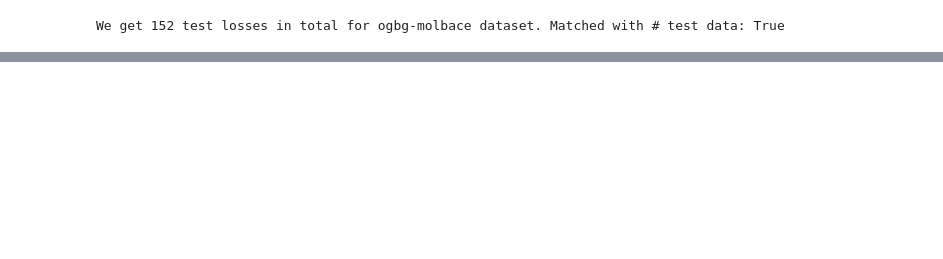
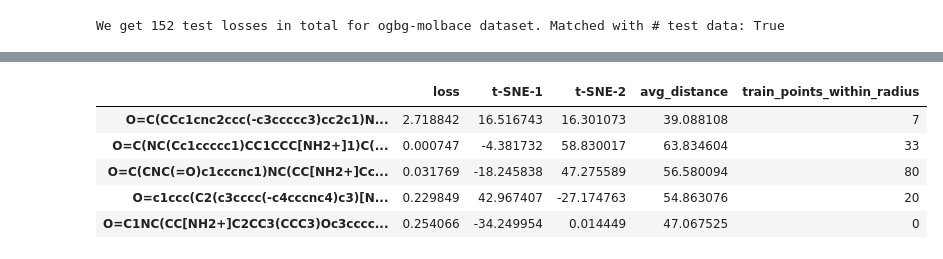
Before and after one commit to xwang38438/data_centric_molscaffold, a Jupyter notebook: test_perf.ipynb, the cells around one changed output, grey strips where cells are left out. Cells and saved outputs as stored; diff of their text form; code cells hidden in the pictures; blank space fills up the shorter version.

```diff
--- a/test_perf.ipynb
+++ b/test_perf.ipynb
@@ -134,0 +137,13 @@ tsne.head()
+# %%
+# get scaffold smiles for all test data
+print(len(test_scaff_smiles))
+
+# concatenate test_scaff_smiles with test_losses to a dataframe
+test_scaff_losses_df = pd.DataFrame({'loss': test_losses})
+test_scaff_losses_df.index = test_scaff_smiles
+
+# map tsne to test_scaff_losses_df
+test_scaff_losses_df['t-SNE-1'] = tsne.loc[test_scaff_losses_df.index, 't-SNE-1']
+test_scaff_losses_df['t-SNE-2'] = tsne.loc[test_scaff_losses_df.index, 't-SNE-2']
+
+test_scaff_losses_df.head()
@@ -134,0 +158,30 @@ tsne.head()
+# %%
+train_df = tsne[tsne['target'] == 'train']
+# test_df = tsne[tsne['target'] == 'test']
+
+radius = 5
+train_points_within_radius = []
+avg_distances = []
+
+for test_index, test_row in test_scaff_losses_df.iterrows():
+    distances = []
+    count = 0
+    for train_index, train_row in train_df.iterrows():
+        distance = np.sqrt((test_row['t-SNE-1'] - train_row['t-SNE-1'])**2 + (test_row['t-SNE-2'] - train_row['t-SNE-2'])**2)
+        distances.append(distance)
+        if distance <= radius:
+            count += train_row['num']
+    avg_distance = np.mean(distances) if distances else np.nan
+    avg_distances.append(avg_distance)
+    train_points_within_radius.append(count)
+
+test_scaff_losses_df['avg_distance'] = avg_distances
+test_scaff_losses_df['train_points_within_radius'] = train_points_within_radius
+test_scaff_losses_df.head()
+# %% [output]
+|  | loss | t-SNE-1 | t-SNE-2 | avg_distance | train_points_within_radius |
+| O=C(CCc1cnc2ccc(-c3ccccc3)cc2c1)N... | 2.718842 | 16.516743 | 16.301073 | 39.088108 | 7 |
+| O=C(NC(Cc1ccccc1)CC1CCC[NH2+]1)C(... | 0.000747 | -4.381732 | 58.830017 | 63.834604 | 33 |
+| O=C(CNC(=O)c1cccnc1)NC(CC[NH2+]Cc... | 0.031769 | -18.245838 | 47.275589 | 56.580094 | 80 |
+| O=c1ccc(C2(c3cccc(-c4cccnc4)c3)[N... | 0.229849 | 42.967407 | -27.174763 | 54.863076 | 20 |
+| O=C1NC(CC[NH2+]C2CC3(CCC3)Oc3cccc... | 0.254066 | -34.249954 | 0.014449 | 47.067525 | 0 |
```
Also changed, not shown: parts of 9 cells of this notebook, 3 other files.
